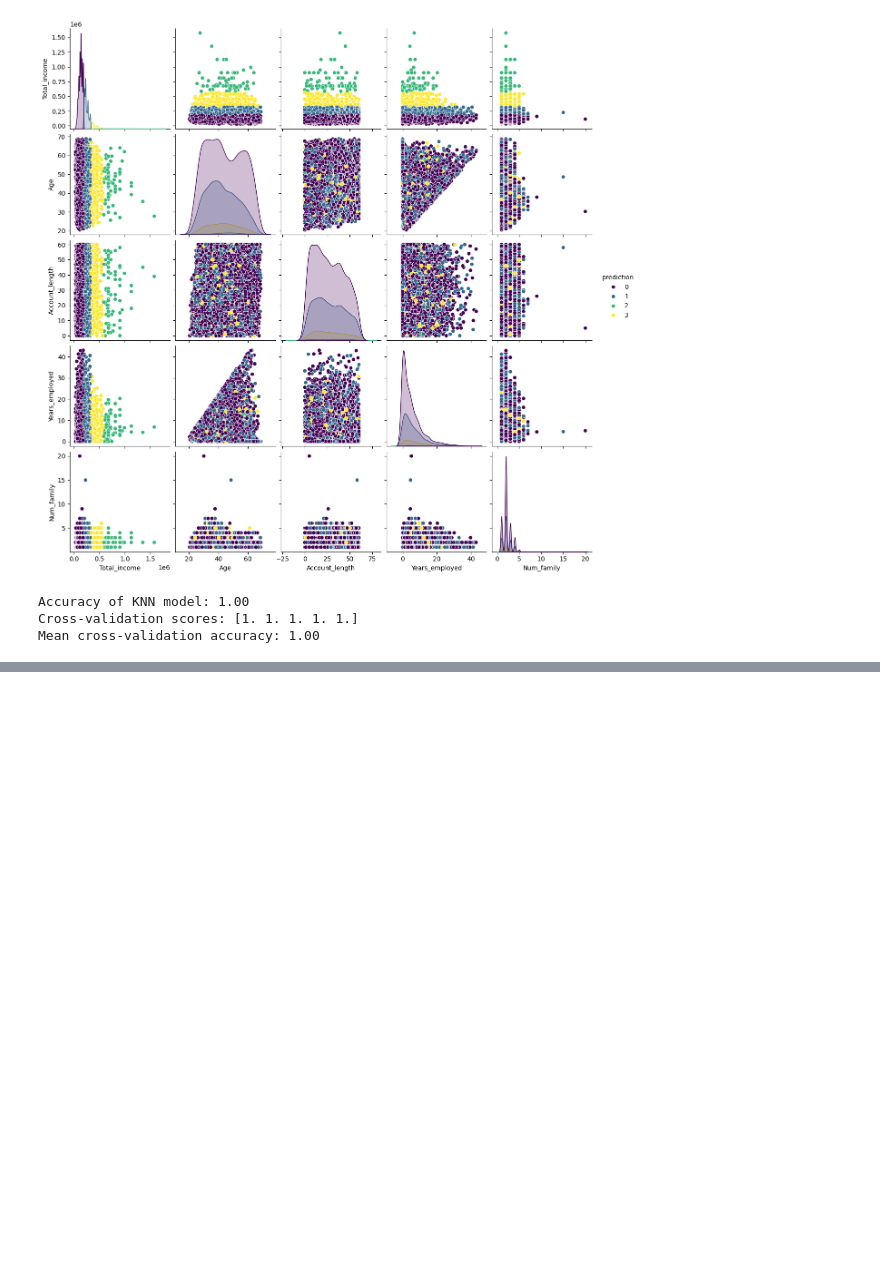
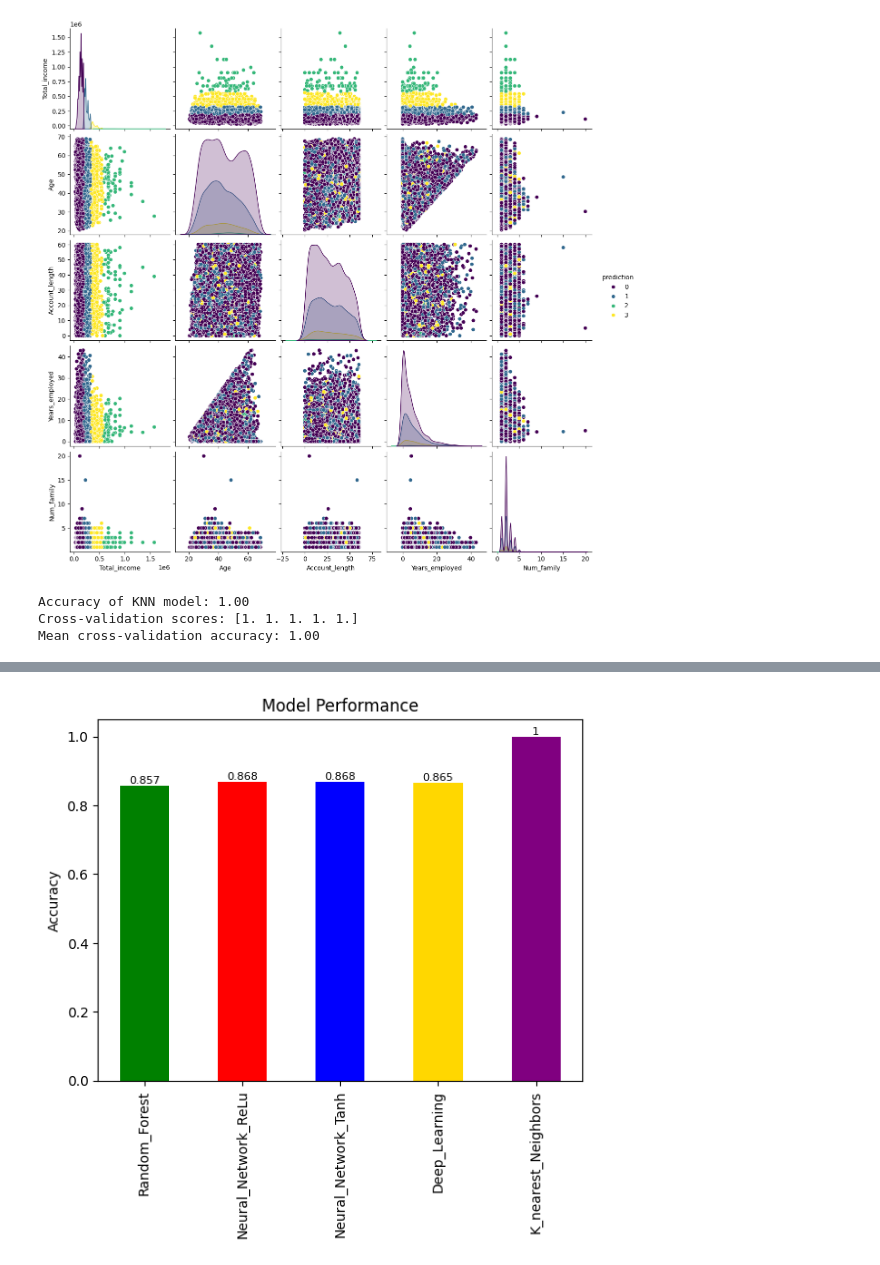
Before and after one commit to lwjiang1015/Project_4_Group_4, a Jupyter notebook: creditcard_collab.ipynb, the cells around one changed output, grey strips where cells are left out. Cells and saved outputs as stored; diff of their text form; code cells hidden in the pictures; blank space fills up the shorter version.

Commit message:
revised nn and plot

```diff
--- a/creditcard_collab.ipynb
+++ b/creditcard_collab.ipynb
@@ -435,0 +489,6 @@ Mean cross-validation accuracy: 1.00
+# %%
+# Generate a DataFrame for all the models "Random_Forest", "Nand their accuracy for comparisons
+Model = ["Random_Forest","Neural_Network_ReLu", "Neural_Network_Tanh", "Deep_Learning","K_nearest_Neighbors"]
+Accuracy = [0.857, 0.868, 0.868, 0.865, 1.00]
+df_model_performance = pd.DataFrame({"Model": Model, "Accuracy": Accuracy})
+df_model_performance
@@ -435,0 +502,13 @@ Mean cross-validation accuracy: 1.00
+# %%
+# Plot the model performance
+bar_labels = Model
+bar_colors = ["green","red", "blue", "gold","purple"]
+bar_container_performance = plt.bar(Model, Accuracy, color=bar_colors, width=0.5, linestyle='--')
+plt.xticks(rotation="vertical")
+plt.bar_label(bar_container_performance, fontsize=8)
+plt.title("Model Performance")
+plt.ylabel("Accuracy")
+plt.bar(df_model_performance["Model"], df_model_performance["Accuracy"], color=bar_colors, width=0.5, linestyle='--')
+plt.show()
+# %% [output]
+[figure, added]
```
Also changed, not shown: parts of 22 cells of this notebook.
